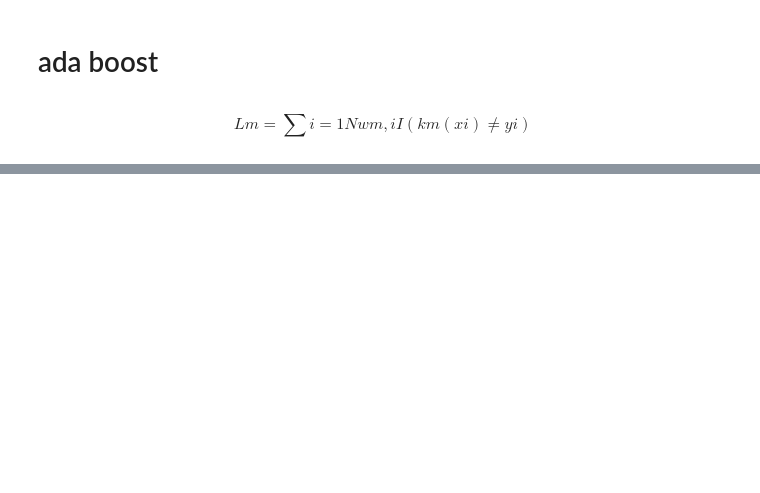
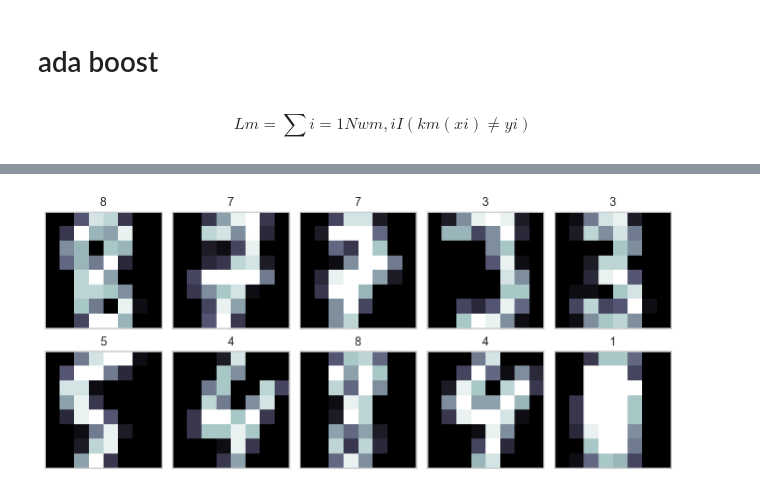
Before and after one commit to KIMS-Github/TIL_, a Jupyter notebook: math/Math_Test_1_2_3/Math_test_part3.ipynb, the cells around one changed output, grey strips where cells are left out. Drawn from its saved outputs; the diff is of its cells as text; code cells hidden in the pictures; blank space fills up the shorter version.

Commit message:
math test practice

```diff
--- a/math/Math_Test_1_2_3/Math_test_part3.ipynb
+++ b/math/Math_Test_1_2_3/Math_test_part3.ipynb
@@ -830,0 +863,29 @@ $$
+# %%
+from sklearn.datasets import load_digits
+from sklearn.model_selection import train_test_split
+digits = load_digits()
+
+X_train, X_test, y_train, y_test = train_test_split(digits.data, digits.target, test_size=0.4, random_state=0)
+
+from sklearn.svm import SVC
+svc = SVC(kernel='linear').fit(X_train, y_train)
+
+N = 2
+M = 5
+np.random.seed(0)
+fig = plt.figure(figsize=(9, 5))
+plt.subplots_adjust(top=1, bottom=0, hspace=0, wspace=0.05)
+klist = np.random.choice(range(len(digits.data)), N * M)
+for i in range(N):
+    for j in range(M):
+        k = klist[i * M + j]
+        ax = fig.add_subplot(N, M, i * M + j + 1)
+        ax.imshow(digits.images[k], cmap=plt.cm.bone)
+        ax.grid(False)
+        ax.xaxis.set_ticks([])
+        ax.yaxis.set_ticks([])
+        plt.title(digits.target[k])
+plt.tight_layout()
+plt.show()
+# %% [output]
+[figure, added]
```
Also changed, not shown: parts of 23 cells of this notebook.
